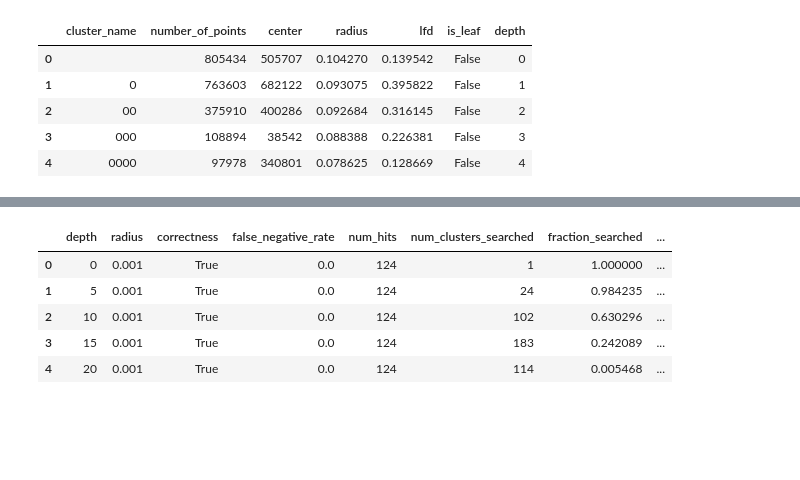
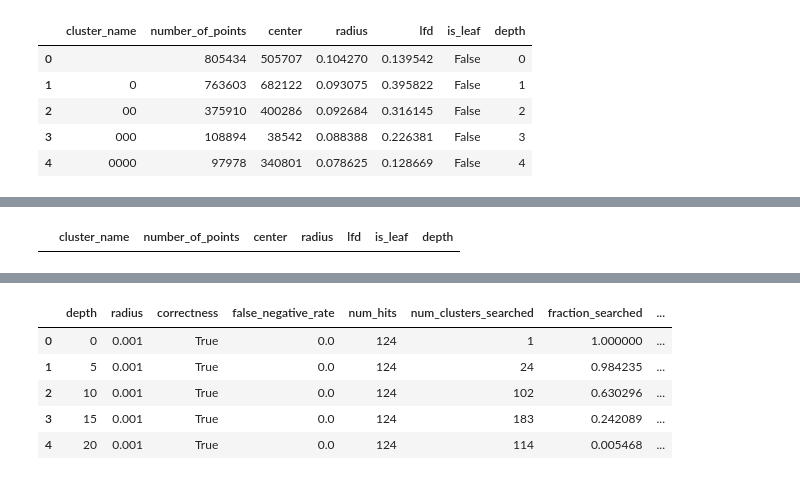
Before and after one commit to nishaq503/CHESS, a Jupyter notebook: data_vis.ipynb, the cells around one changed output, grey strips where cells are left out. Saved outputs shown, nothing was run; the diff lists cells and outputs as text; code cells hidden in the pictures; blank space fills up the shorter version.

```diff
--- a/data_vis.ipynb
+++ b/data_vis.ipynb
@@ -63,3 +63,5 @@ raw_data.describe()
 # %%
-# raw_data[raw_data.lfd > 5].shape
+raw_data[raw_data.lfd > 10]
 # raw_data.lfd.clip(lower=0, upper=5, inplace=True)
+# %% [output]
+|  | cluster_name | number_of_points | center | radius | lfd | is_leaf | depth |
```
Also changed, not shown: parts of 15 cells of this notebook, 1 other file.
